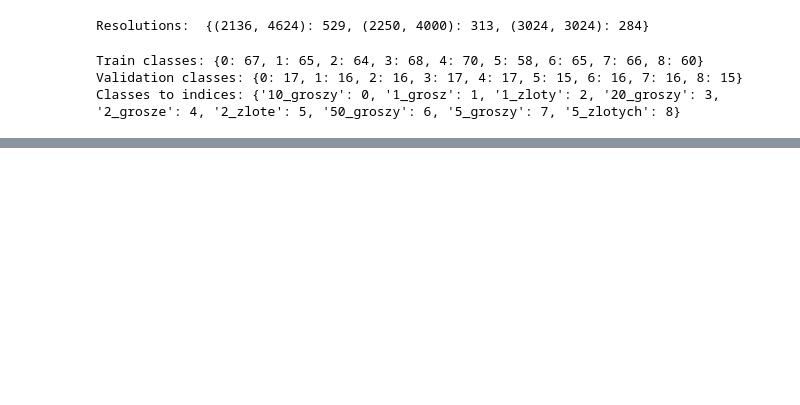
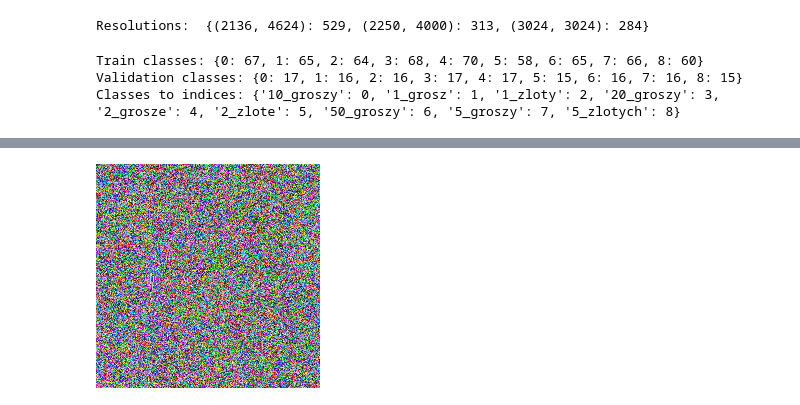
Before and after one commit to melehean/Polish-Coins-Classification, a Jupyter notebook: coins.ipynb, the cells around one changed output, grey strips where cells are left out. Saved outputs shown, nothing was run; the diff lists cells and outputs as text; code cells hidden in the pictures; blank space fills up the shorter version.

```diff
--- a/coins.ipynb
+++ b/coins.ipynb
@@ -9,9 +10,13 @@ seed = 42
 data_path = 'C:/Studia/ZPD/Projekt/Polish-Coins-Classification/data/'
 raw_data_path = 'C:/Users/melehean/Desktop/monety_train_test/ZPD dataset/'
 
-train_data_object = datasets.ImageFolder(data_path + 'train')
-test_data_object = datasets.ImageFolder(data_path + 'test')
-difficult_test_data_object = datasets.ImageFolder(data_path + 'difficult_test')
+train_data_path = data_path + 'train'
+test_data_path = data_path + 'test'
+difficult_test_data_path = data_path + 'difficult_test'
+
+train_data_object = datasets.ImageFolder(train_data_path)
+test_data_object = datasets.ImageFolder(test_data_path)
+difficult_test_data_object = datasets.ImageFolder(difficult_test_data_path)
 # %%
 resolution_dictionary = count_resolution(raw_data_path)
 print("Resolutions: ", resolution_dictionary)
@@ -56,12 +49,0 @@ for dataset in datasets:
-# %%
-import torchvision.transforms.functional as TF
-from PIL import Image
-import matplotlib.pyplot as plt
-import random
-
-def normalize_image(image):
-    tensor = TF.pil_to_tensor(image)
-    tensor = tensor.float()
-    normalized = TF.normalize(tensor, mean=[0.485, 0.456, 0.406], std=[0.229, 0.224, 0.225])
-    normalized = TF.invert(normalized)
-    return normalized
@@ -74,0 +50,8 @@ def augment(image):
+# %%
+random_train_image = get_random_image(train_data_object)
+tensor = normalize_image(random_train_image)
+transform = T.ToPILImage()
+img = transform(tensor)
+img
+# %% [output]
+[figure, added]
```
Also changed, not shown: parts of 5 cells of this notebook, 1 other file.
